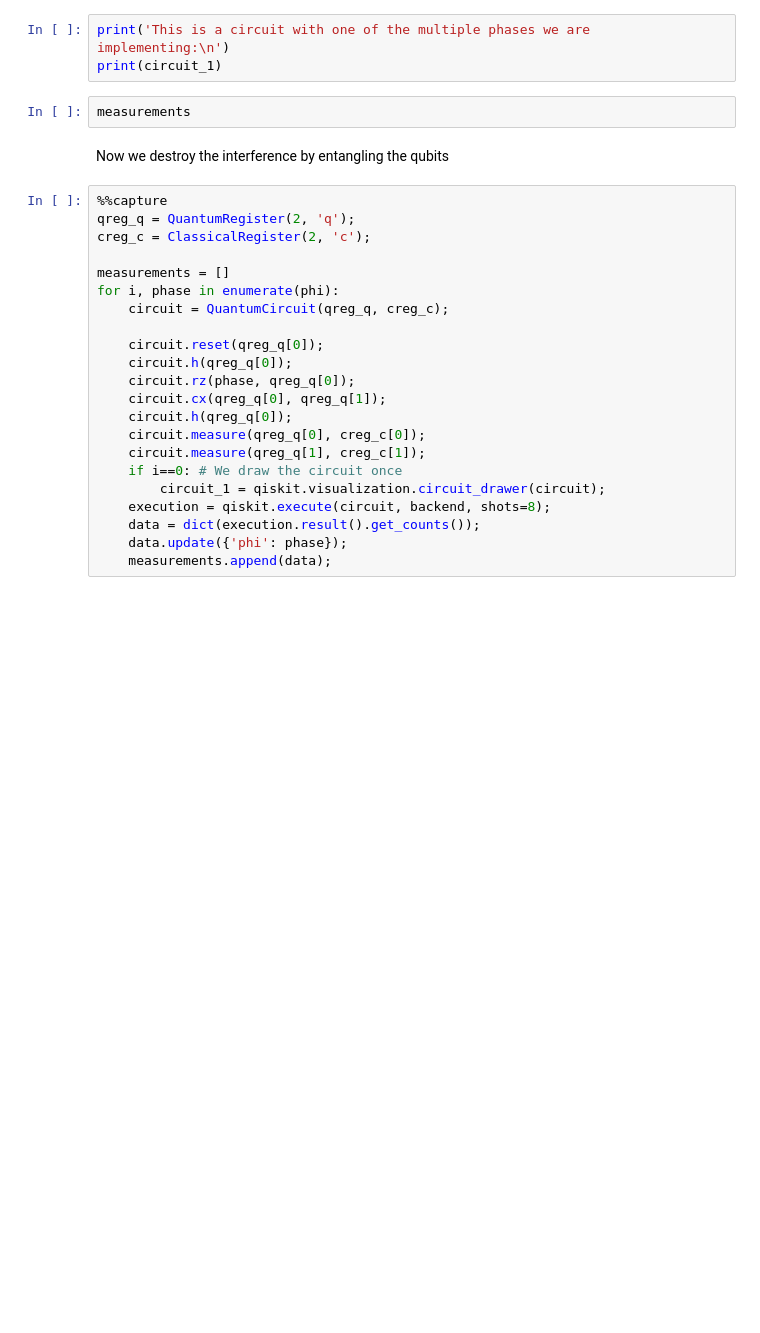
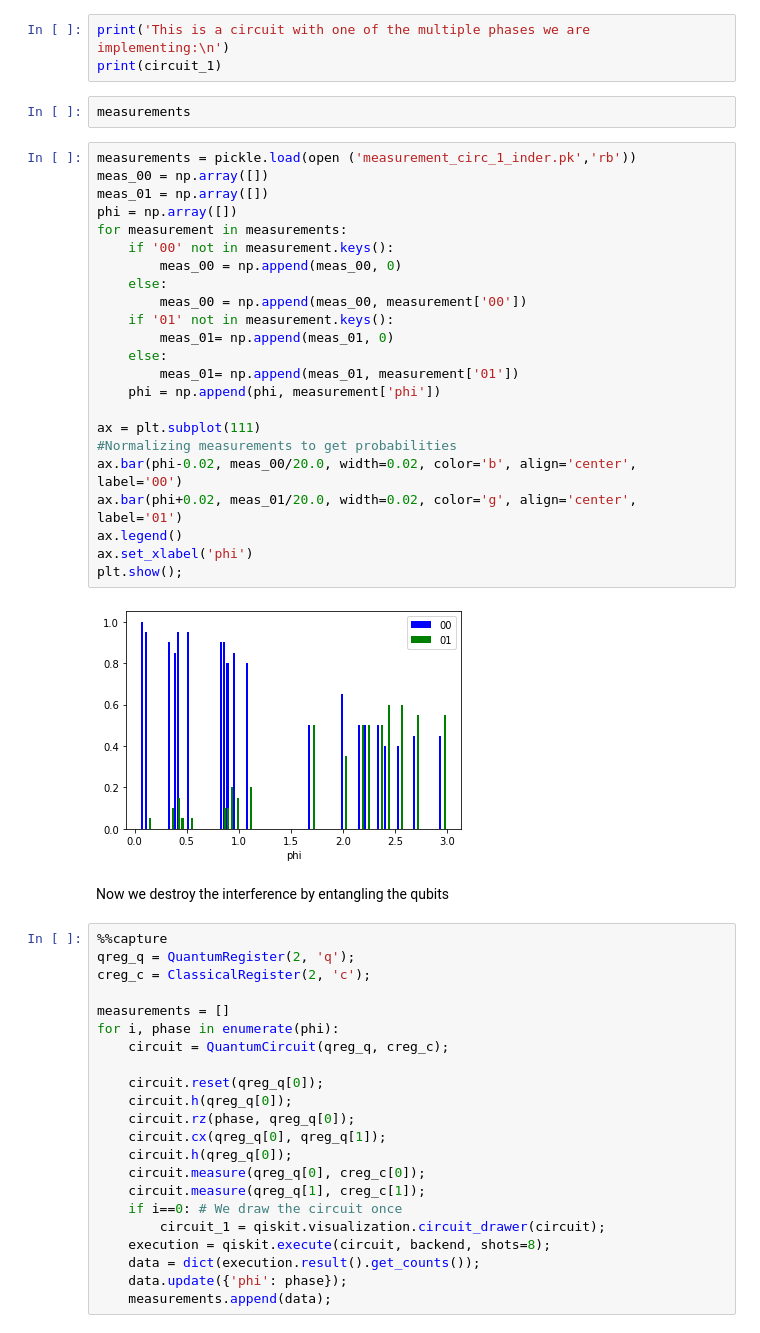
Before and after one commit to CeADARITES-quantum/quantum-eraser, a Jupyter notebook: quantum_eraser.ipynb, the cells around one changed output. Cells and saved outputs as stored; diff of their text form; blank space fills up the shorter version.

Commit message:
Added pickle files for results and graphs.

```diff
--- a/quantum_eraser.ipynb
+++ b/quantum_eraser.ipynb
@@ -788,6 +492,31 @@ print('This is a circuit with one of the multiple phases we are implementing:\n'
 print(circuit_1)
 # %%
 measurements
+# %%
+measurements = pickle.load(open ('measurement_circ_1_inder.pk','rb'))
+meas_00 = np.array([])
+meas_01 = np.array([])
+phi = np.array([])
+for measurement in measurements:
+    if '00' not in measurement.keys():
+        meas_00 = np.append(meas_00, 0)
+    else:
+        meas_00 = np.append(meas_00, measurement['00'])
+    if '01' not in measurement.keys():
+        meas_01= np.append(meas_01, 0)
+    else:
+        meas_01= np.append(meas_01, measurement['01'])
+    phi = np.append(phi, measurement['phi'])
+
+ax = plt.subplot(111)
+#Normalizing measurements to get probabilities
+ax.bar(phi-0.02, meas_00/20.0, width=0.02, color='b', align='center', label='00')
+ax.bar(phi+0.02, meas_01/20.0, width=0.02, color='g', align='center', label='01')
+ax.legend()
+ax.set_xlabel('phi')
+plt.show();
+# %% [output]
+[figure, added]
 # %% [markdown]
 Now we destroy the interference by entangling the qubits
 # %%
```
Also changed, not shown: parts of 30 cells of this notebook, 2 other files.
